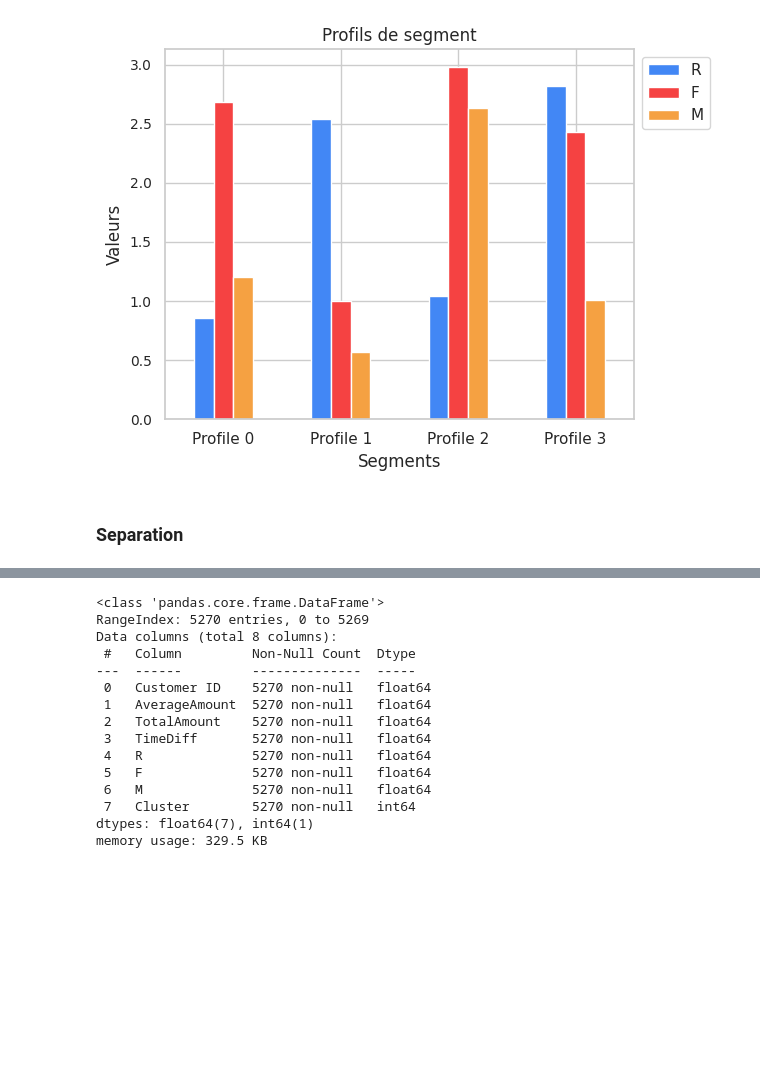
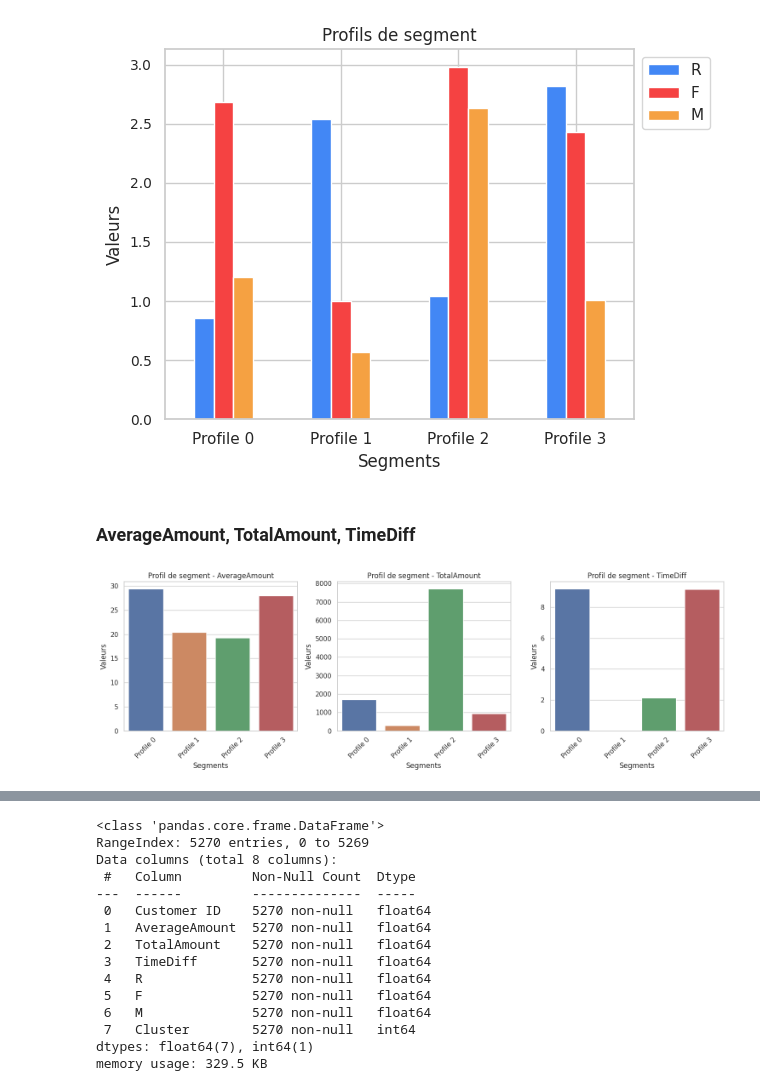
Before and after one commit to Evgeni1494/SegmentationClient, a Jupyter notebook: analyse.ipynb, the cells around one changed output, grey strips where cells are left out. Cells and saved outputs as stored; diff of their text form; code cells hidden in the pictures; blank space fills up the shorter version.

```diff
--- a/analyse.ipynb
+++ b/analyse.ipynb
@@ -803,5 +803,48 @@ plt.show()
 # %% [output]
 <Figure size 1000x600 with 0 Axes>
 [figure]
-# %% [markdown]
-### Separation
+# %% [markdown]
+### AverageAmount, TotalAmount, TimeDiff
+# %%
+import pandas as pd
+import matplotlib.pyplot as plt
+import seaborn as sns
+
+# Créez des sous-ensembles de données pour chaque segment
+segment0_data = df2[df2['Cluster'] == 0][['AverageAmount', 'TotalAmount', 'TimeDiff']]
+segment1_data = df2[df2['Cluster'] == 1][['AverageAmount', 'TotalAmount', 'TimeDiff']]
+segment2_data = df2[df2['Cluster'] == 2][['AverageAmount', 'TotalAmount', 'TimeDiff']]
+segment3_data = df2[df2['Cluster'] == 3][['AverageAmount', 'TotalAmount', 'TimeDiff']]
+
+# Calculez les moyennes des variables pour chaque segment
+segment0_profile = segment0_data.mean()
+segment1_profile = segment1_data.mean()
+segment2_profile = segment2_data.mean()
+segment3_profile = segment3_data.mean()
+
+# Créez un DataFrame des profils de segment
+segment_profiles = pd.DataFrame([segment0_profile, segment1_profile, segment2_profile, segment3_profile])
+segment_profiles.index = ['Profile 0', 'Profile 1', 'Profile 2', 'Profile 3']
+
+# Personnalisation du graphique
+sns.set(style='whitegrid')  # Style de la grille
+colors = ['#4287f5', '#f54242', '#f5a142', '#42f569']  # Couleurs pour chaque segment
+
+# Création de la figure et des sous-graphiques
+fig, axes = plt.subplots(1, 3, figsize=(15, 5))
+
+# Tracé des graphiques pour chaque colonne
+for i, column in enumerate(segment_profiles.columns):
+    sns.barplot(x=segment_profiles.index, y=column, data=segment_profiles, ax=axes[i])
+    axes[i].set_xlabel('Segments')
+    axes[i].set_ylabel('Valeurs')
+    axes[i].set_title(f'Profil de segment - {column}')
+    axes[i].tick_params(axis='x', rotation=45)
+
+# Ajustements esthétiques
+plt.tight_layout()  # Ajustement automatique de la disposition
+
+# Affichage du graphique
+plt.show()
+# %% [output]
+[figure, added]
```
Also changed, not shown: parts of 7 cells of this notebook.
